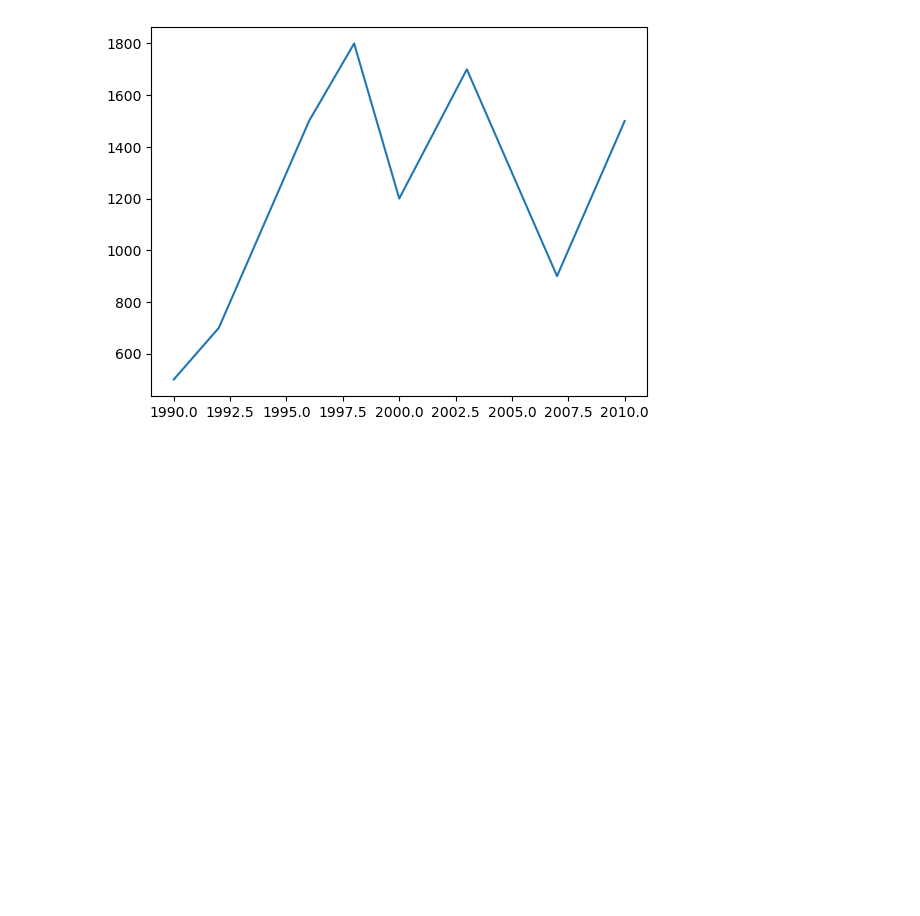
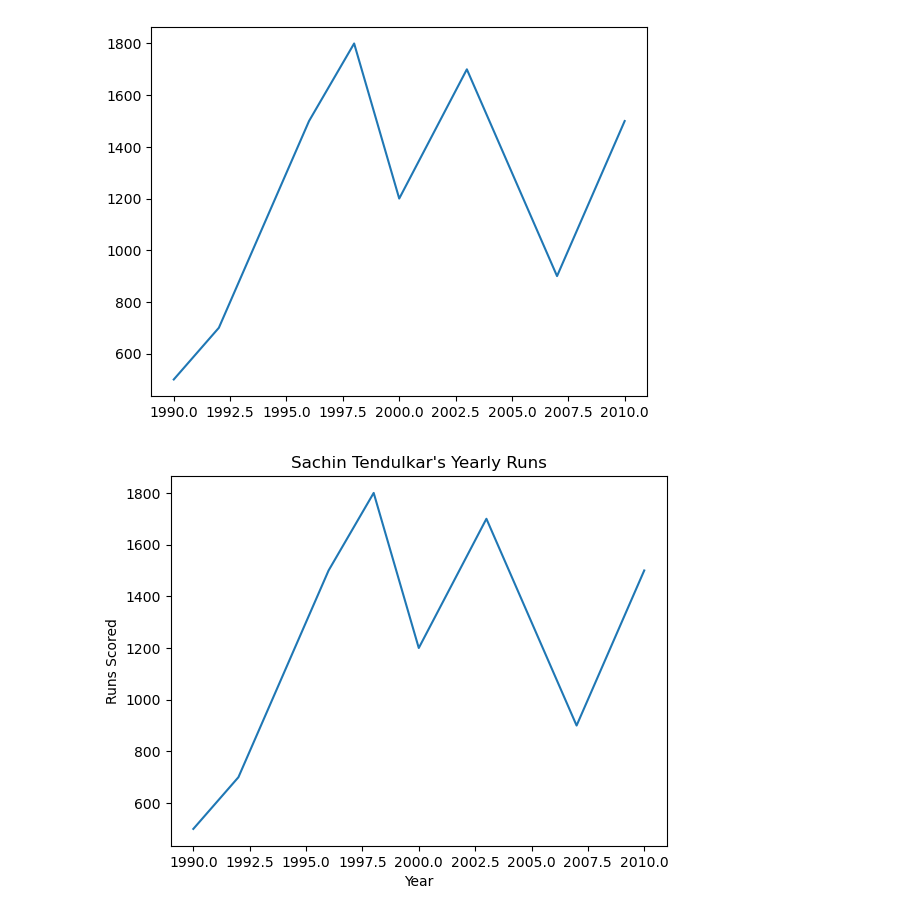
Before and after one commit to AtharvBorkar/Data-Science-Files, a Jupyter notebook: Atharvaa/DataVisualizationUsingMatpotlibAndSeaborn/IntroToMatplotLib.ipynb, the cells around one changed output. Drawn from its saved outputs; the diff is of its cells as text; code cells hidden in the pictures; blank space fills up the shorter version.

```diff
--- a/Atharvaa/DataVisualizationUsingMatpotlibAndSeaborn/IntroToMatplotLib.ipynb
+++ b/Atharvaa/DataVisualizationUsingMatpotlibAndSeaborn/IntroToMatplotLib.ipynb
@@ -13,3 +13,11 @@ plt.plot(years, runs)
 plt.show()
 # %% [output]
 [figure]
+# %%
+plt.plot(years, runs)
+plt.xlabel("Year")
+plt.ylabel("Runs Scored")
+plt.title("Sachin Tendulkar's Yearly Runs")
+plt.show()
+# %% [output]
+[figure, added]
```
